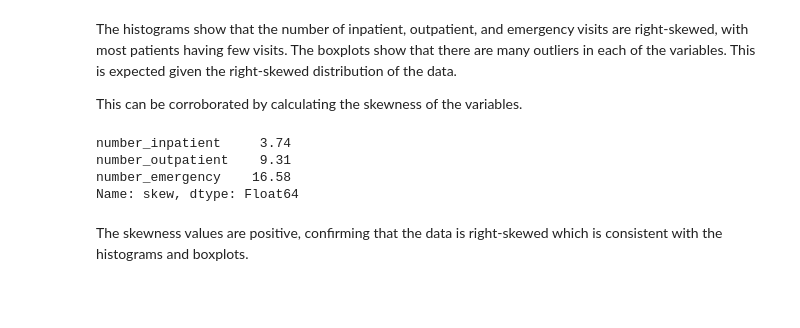
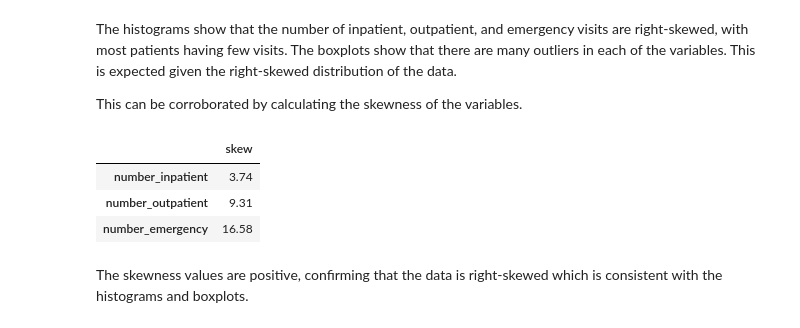
Before and after one commit to johnmarquess/IFN509, a Jupyter notebook: Assignment1_submission/assigment1_analysis.ipynb, the cells around one changed output. Drawn from its saved outputs; the diff is of its cells as text; code cells hidden in the pictures; blank space fills up the shorter version.

```diff
--- a/Assignment1_submission/assigment1_analysis.ipynb
+++ b/Assignment1_submission/assigment1_analysis.ipynb
@@ -583,12 +583,12 @@ This can be corroborated by calculating the skewness of the variables.
 # %%
 group1_stats.loc['skew'] = d1[['number_inpatient', 'number_outpatient', 'number_emergency']].skew()
 # %%
-group1_stats.loc['skew']
+group1_stats.loc['skew'].to_frame()
 # %% [output]
-number_inpatient     3.74
-number_outpatient    9.31
-number_emergency    16.58
-Name: skew, dtype: Float64
+|  | skew |
+| number_inpatient | 3.74 |
+| number_outpatient | 9.31 |
+| number_emergency | 16.58 |
 # %% [markdown]
 The skewness values are positive, confirming that the data is right-skewed which is consistent with the histograms and boxplots.
 # %% [markdown]
```
Also changed, not shown: parts of 5 cells of this notebook, 1 other file.
